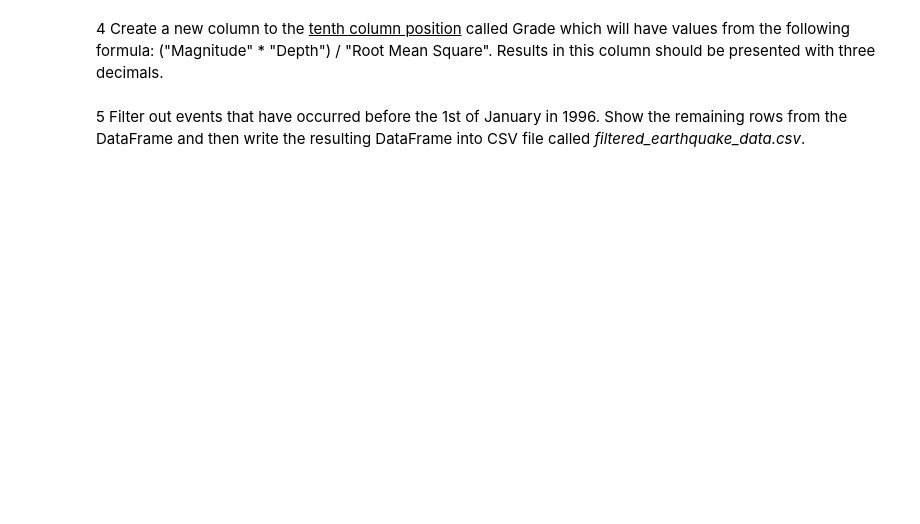
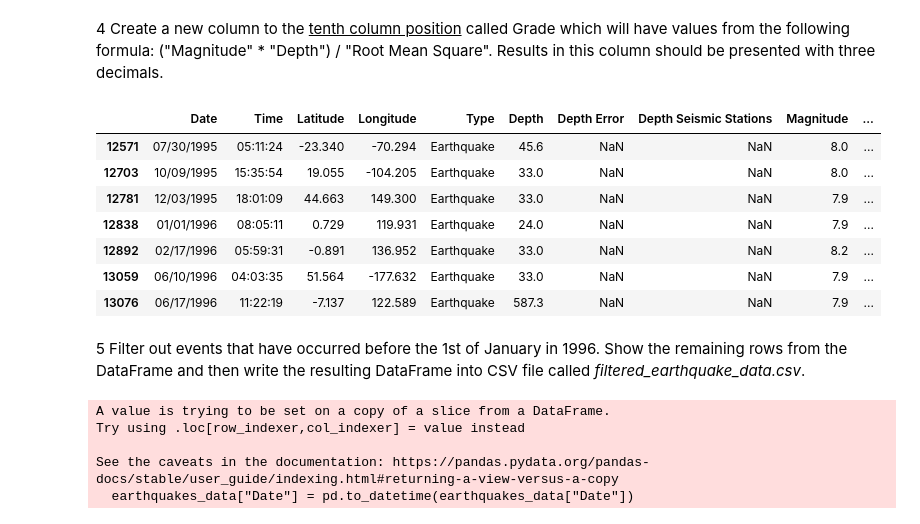
Before and after one commit to viboverse/data-analytics-and-artificial-intelligence-jamk, a Jupyter notebook: ex04-pandas-part-1.ipynb, the cells around one changed output. Saved outputs shown, nothing was run; the diff lists cells and outputs as text; code cells hidden in the pictures; blank space fills up the shorter version.

```diff
--- a/ex04-pandas-part-1.ipynb
+++ b/ex04-pandas-part-1.ipynb
@@ -16,4 +71,33 @@
 # %% [markdown]
 4 Create a new column to the <u>tenth column position</u> called Grade which will have values from the following formula: ("Magnitude" * "Depth") / "Root Mean Square". Results in this column should be presented with three decimals.
+# %%
+grade = ((earthquakes_data["Magnitude"] * earthquakes_data["Depth"]) / earthquakes_data["Root Mean Square"]).round(3)
+
+earthquakes_data.insert(9, "Grade", grade, True)
+
+earthquakes_data
+# %% [output]
+|  | Date | Time | Latitude | Longitude | Type | Depth | Depth Error | Depth Seismic Stations | Magnitude | ... |
+| 12571 | 07/30/1995 | 05:11:24 | -23.340 | -70.294 | Earthquake | 45.6 | NaN | NaN | 8.0 | ... |
+| 12703 | 10/09/1995 | 15:35:54 | 19.055 | -104.205 | Earthquake | 33.0 | NaN | NaN | 8.0 | ... |
+| 12781 | 12/03/1995 | 18:01:09 | 44.663 | 149.300 | Earthquake | 33.0 | NaN | NaN | 7.9 | ... |
+| 12838 | 01/01/1996 | 08:05:11 | 0.729 | 119.931 | Earthquake | 24.0 | NaN | NaN | 7.9 | ... |
+| 12892 | 02/17/1996 | 05:59:31 | -0.891 | 136.952 | Earthquake | 33.0 | NaN | NaN | 8.2 | ... |
+| 13059 | 06/10/1996 | 04:03:35 | 51.564 | -177.632 | Earthquake | 33.0 | NaN | NaN | 7.9 | ... |
+| 13076 | 06/17/1996 | 11:22:19 | -7.137 | 122.589 | Earthquake | 587.3 | NaN | NaN | 7.9 | ... |
 # %% [markdown]
  5 Filter out events that have occurred before the 1st of January in 1996. Show the remaining rows from the DataFrame and then write the resulting DataFrame into CSV file called *filtered_earthquake_data.csv*.
+# %%
+earthquakes_data["Date"] = pd.to_datetime(earthquakes_data["Date"])
+
+earthquakes_data = earthquakes_data[earthquakes_data["Date"] >= "1996-01-01"]
+
+earthquakes_data
+
+earthquakes_data.to_csv("./data_files/filtered_earthquake_data.csv")
+# %% [output]
+A value is trying to be set on a copy of a slice from a DataFrame.
+Try using .loc[row_indexer,col_indexer] = value instead
+
+See the caveats in the documentation: https://pandas.pydata.org/pandas-docs/stable/user_guide/indexing.html#returning-a-view-versus-a-copy
+  earthquakes_data["Date"] = pd.to_datetime(earthquakes_data["Date"])
```
Also changed, not shown: parts of 3 cells of this notebook, 1 other file.
